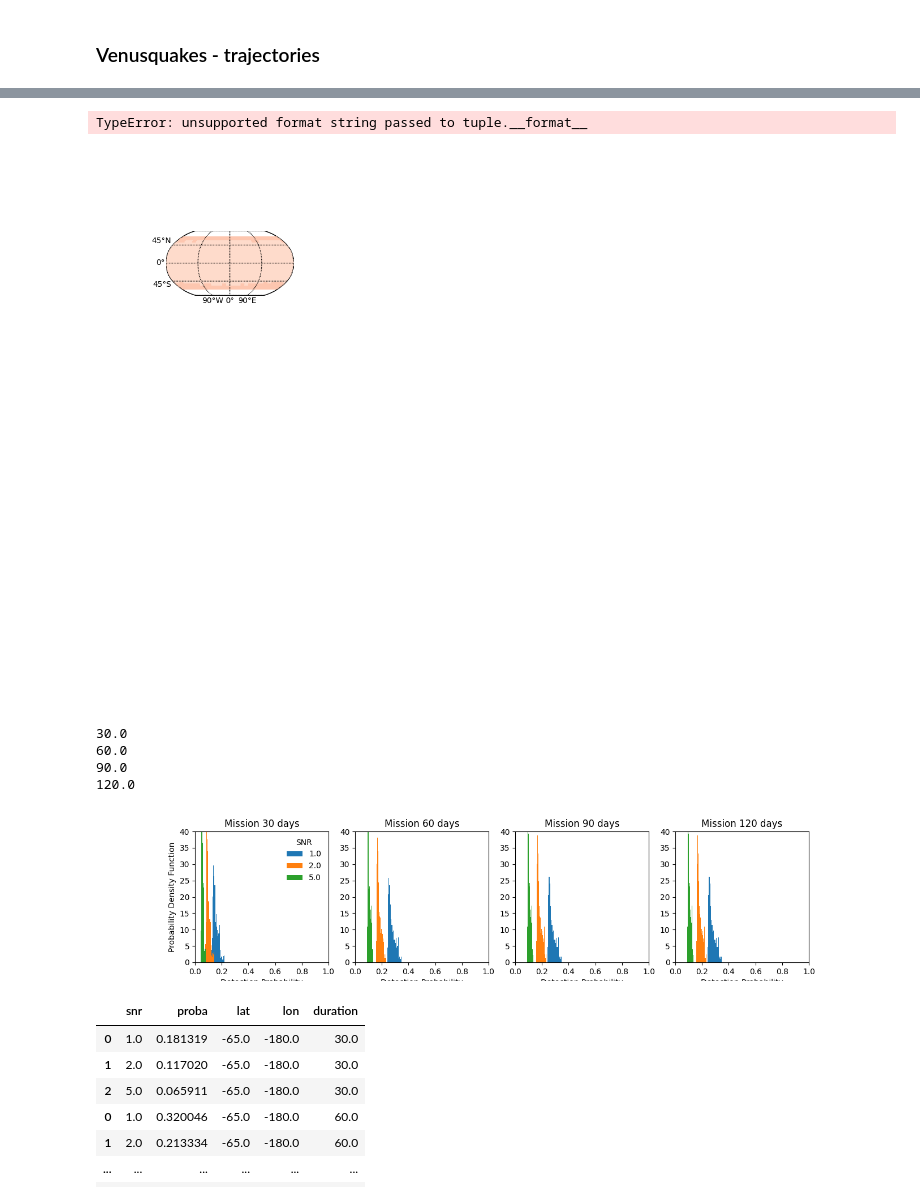
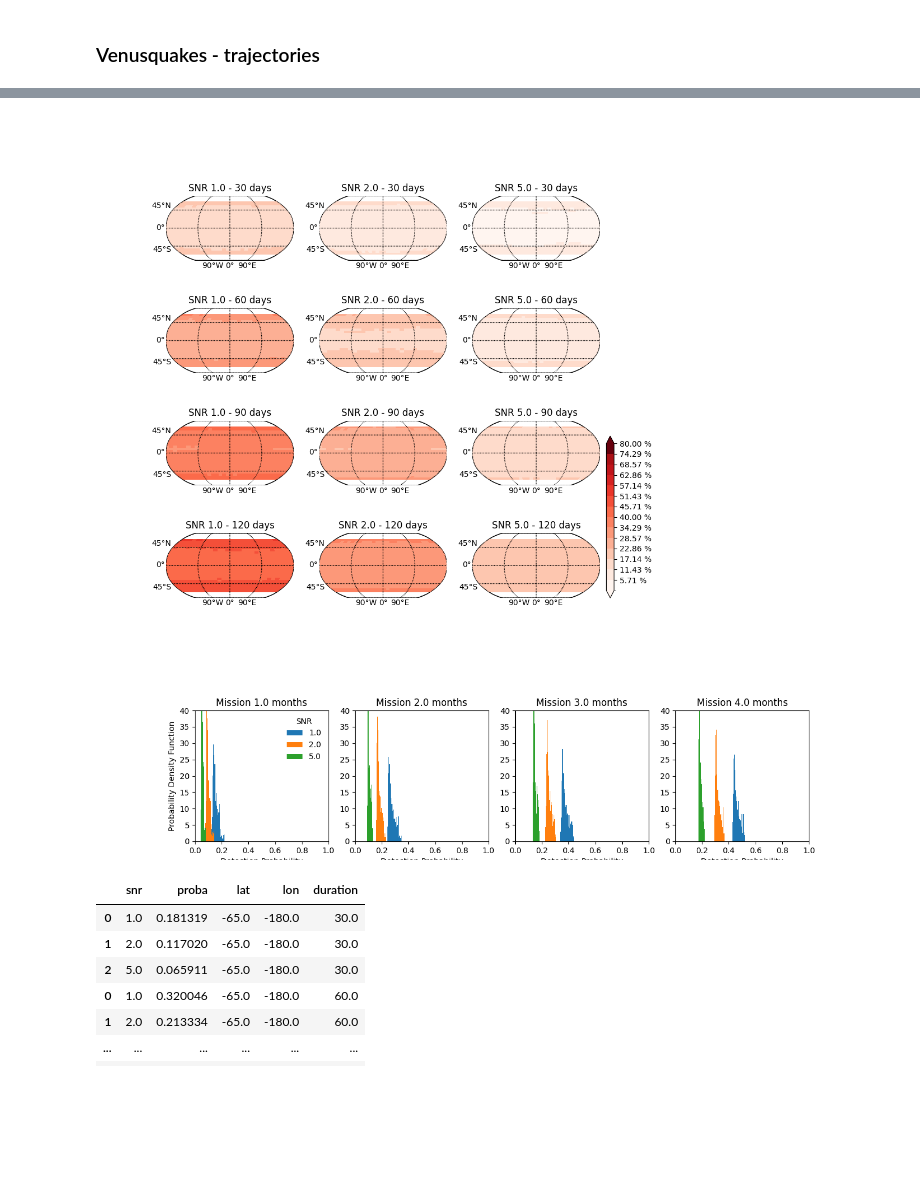
Before and after one commit to QuentinBrissaud/Venus_Detectability, a Jupyter notebook: compute_proba_detection_venus.ipynb, the cells around one changed output, grey strips where cells are left out. Cells and saved outputs as stored; diff of their text form; code cells hidden in the pictures; blank space fills up the shorter version.

```diff
--- a/compute_proba_detection_venus.ipynb
+++ b/compute_proba_detection_venus.ipynb
@@ -255,3 +255,9 @@ snrs = proba_model.SNR_thresholds
 lats, lons = proba_model.all_lats, proba_model.all_lons
 probas = proba_model.proba_all.copy() # SNR x lats x lons
 pd_final_probas = pm.compute_multiple_trajectories(snrs, lats, lons, probas, winds, lats, lons, mission_durations, max_number_months, (0, LATS, LONS))
+# %%
+lats = np.linspace(-65., 65., 25)
+lons = np.linspace(-180., 179., 30)
+mission_durations = [30., 60., 90., 120.]
+pd_final_probas = pd.read_csv('./data/final_probas_active_low_min_n0.01_alt40.csv')
+pd_final_probas
@@ -265,37 +285,36 @@ from mpl_toolkits.basemap import Basemap
 LONS, LATS = np.meshgrid(lons, lats)
 
 cmap_bounds = np.linspace(0., 0.8, 15)
 cmap = cm.get_cmap("Reds", lut=len(cmap_bounds))
 norm = mcol.BoundaryNorm(cmap_bounds, cmap.N)
 
 fig = plt.figure(figsize=(10,10))
 grid = fig.add_gridspec(len(mission_durations), 3)
 iduration = -1
-for duration, one_duration in pd_final_probas.groupby(['duration']):
+for duration, one_duration in pd_final_probas.groupby('duration'):
     iduration += 1
     isnr = -1
-    for snr, one_snr in one_duration.groupby(['snr']):
+    for snr, one_snr in one_duration.groupby('snr'):
         isnr +=1
         field = one_snr.proba.values.reshape(lons.size, lats.size)
 
 
         ax = fig.add_subplot(grid[iduration, isnr])
         m = Basemap(projection='robin', lon_0=0, ax=ax)
         m.drawmeridians(np.linspace(-180., 180., 5), labels=[0, 0, 0, 1], fontsize=10,)
         m.drawparallels(np.linspace(-90., 90., 5), labels=[1, 0, 0, 0], fontsize=10,)
         x, y = m(LONS.ravel(), LATS.ravel())
         x, y = x.reshape(LONS.shape), y.reshape(LONS.shape)
         sc = m.pcolormesh(x, y, field.T, cmap=cmap, norm=norm)
         #plt.colorbar(sc)
         plt.title(f'SNR {snr} - {duration:.0f} days')
 
 fmt = lambda x, pos: '{:.2f} %'.format(x*1e2) #
 axins = inset_axes(ax, width="6%", height="250%", loc='lower left', bbox_to_anchor=(1.05, 0., 1, 1.), bbox_transform=ax.transAxes, borderpad=0)
 axins.tick_params(axis='both', which='both', labelbottom=False, labelleft=False, bottom=False, left=False)
 cbar = fig.colorbar(sc, format=FuncFormatter(fmt), cax=axins, orientation='vertical', extend='both', ticks=cmap_bounds[1:],)
 # %% [output]
-TypeError: unsupported format string passed to tuple.__format__
-[figure, old version]
+[figure, new version]
 # %%
 fig = plt.figure(figsize=(14,3))
 grid = fig.add_gridspec(1, len(mission_durations))
@@ -303,8 +322,8 @@ iduration = -1
 for duration, one_duration in pd_final_probas.groupby('duration'):
     iduration += 1
     ax = fig.add_subplot(grid[0, iduration])
-    print(duration)
-    ax.set_title(f'Mission {duration:.0f} days')
+    #print(duration)
+    ax.set_title(f'Mission {duration/30.:.1f} months')
     for snr, one_snr in one_duration.groupby('snr'):
         #values, bins = np.histogram(one_snr.proba, bins=20)
         #bin_centers = 0.5 * (bins[:-1] + bins[1:])
@@ -317,11 +336,7 @@ for duration, one_duration in pd_final_probas.groupby('duration'):
     ax.set_xlim([0, 1])
     ax.set_ylim([0, 40.])
 # %% [output]
-30.0
-60.0
-90.0
-120.0
-[figure, old version]
+[figure, new version]
 # %%
 pd_final_probas
 # %% [output]
```
Also changed, not shown: parts of 2 cells of this notebook, 7 other files.
